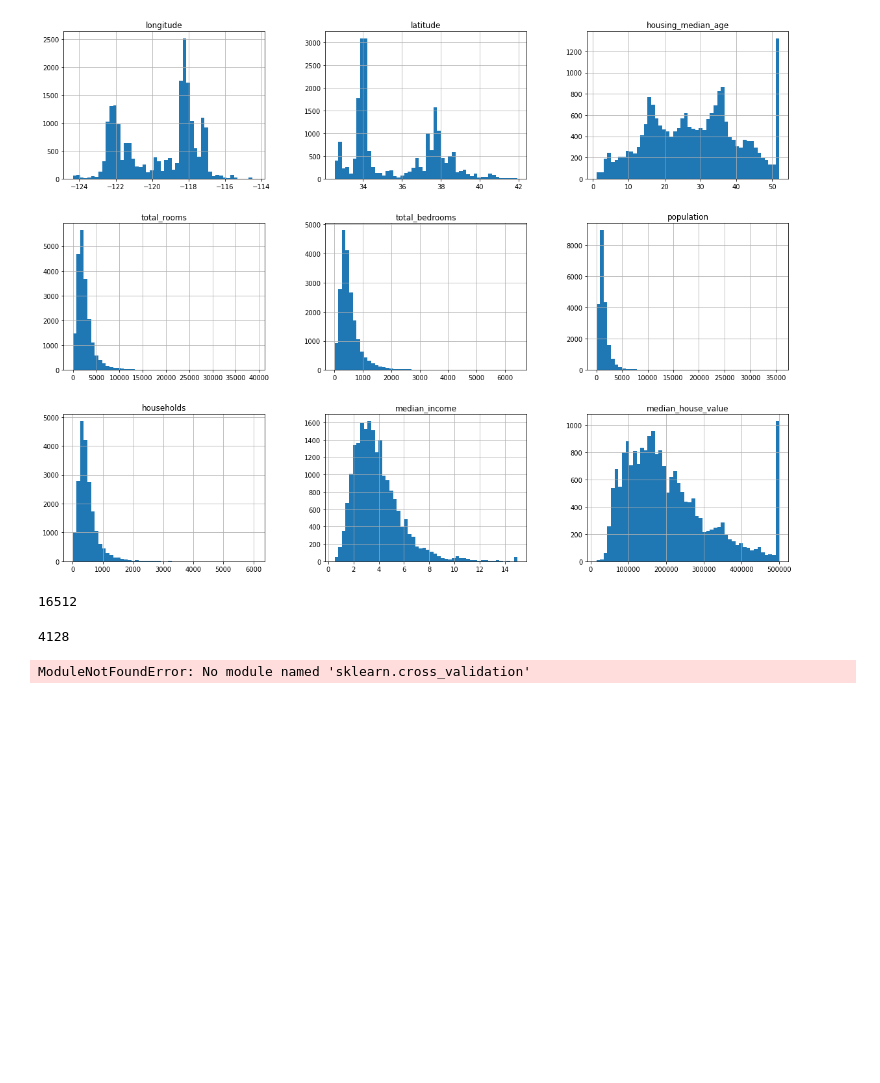
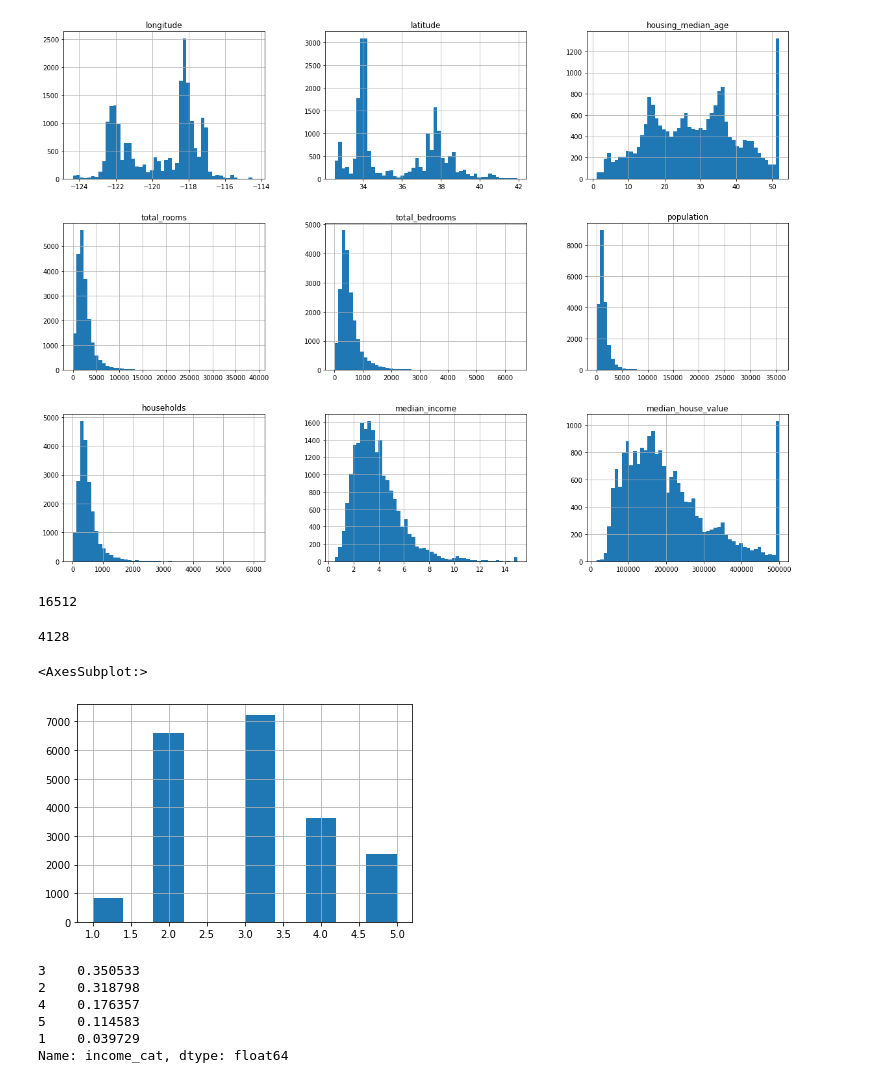
Before and after one commit to MichaelRosado1/realEstatePricePredictions, a Jupyter notebook: Housing.ipynb, the cells around one changed output. Cells and saved outputs as stored; diff of their text form; code cells hidden in the pictures; blank space fills up the shorter version.

Commit message:
added graphs to view geographical data as well as set up test data set

```diff
--- a/Housing.ipynb
+++ b/Housing.ipynb
@@ -112,5 +103,3 @@ train_set, test_set = split_train_test_by_id(housing_with_id, .2, "id")
 # %%
-from sklearn.cross_validation import train_test_split
-train_set, test_set = train_test_set_split(housing, test_size=.2, random_state=42)
+from sklearn.model_selection import train_test_split
+train_set, test_set = train_test_split(housing, test_size=.2, random_state=42)
-# %% [output]
-ModuleNotFoundError: No module named 'sklearn.cross_validation'
@@ -116,0 +115,9 @@ ModuleNotFoundError: No module named 'sklearn.cross_validation'
+# %%
+housing['income_cat'] = pd.cut(housing['median_income'],
+                              bins=[0, 1.5, 3, 4.5, 6., np.inf],
+                              labels=[1, 2, 3, 4, 5])
+# %%
+housing['income_cat'].hist()
+# %% [output]
+<AxesSubplot:>
+[figure, added]
@@ -116,0 +131,10 @@ ModuleNotFoundError: No module named 'sklearn.cross_validation'
+# %%
+#income proportions in the test set
+strat_test_set['income_cat'].value_counts() / len(strat_test_set)
+# %% [output]
+3    0.350533
+2    0.318798
+4    0.176357
+5    0.114583
+1    0.039729
+Name: income_cat, dtype: float64
```
Also changed, not shown: parts of 8 cells of this notebook.
